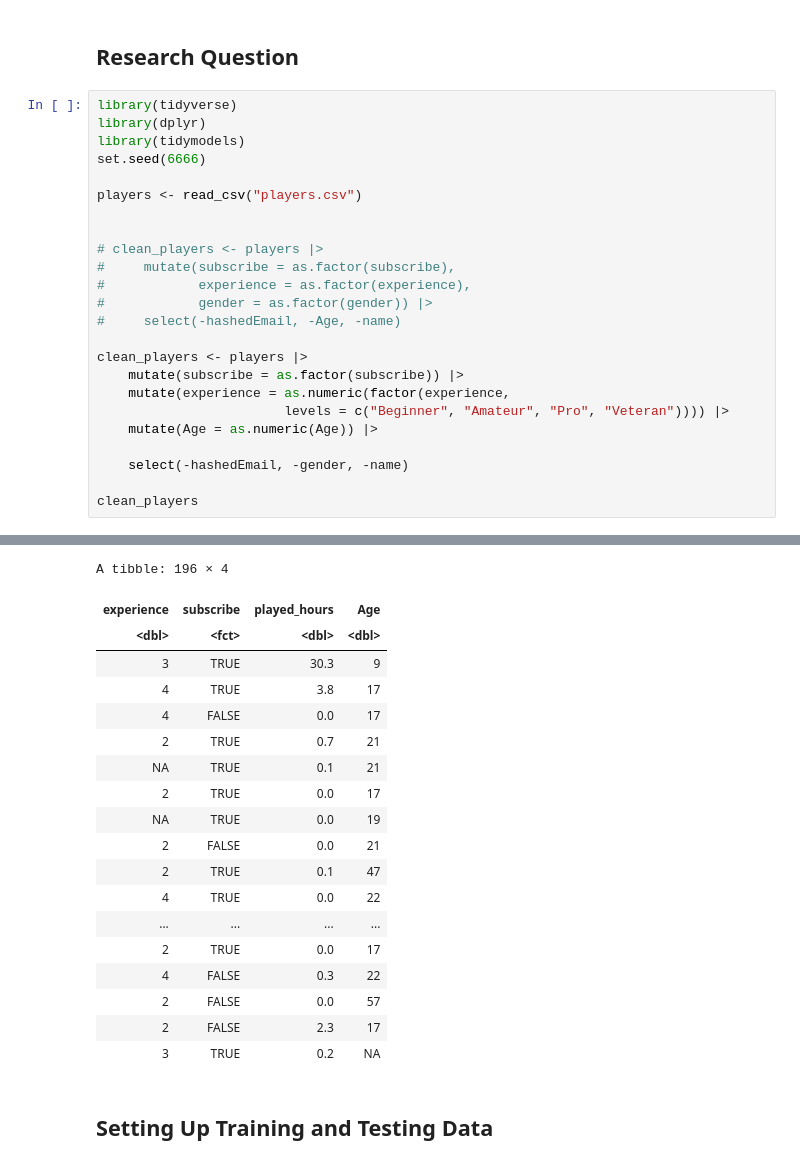
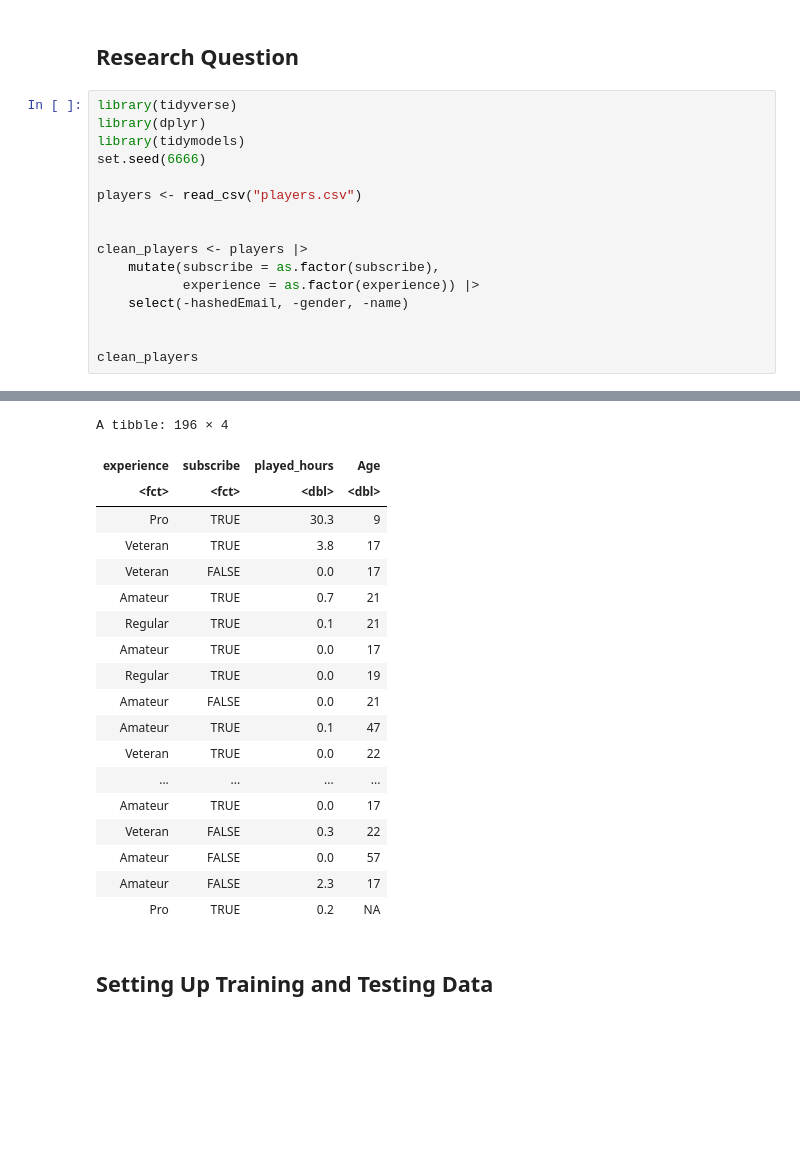
Before and after one commit to Lemiao-Yang/DSCI100-project_group42, a Jupyter notebook: 42Group.ipynb, the cells around one changed output, grey strips where cells are left out. Cells and saved outputs as stored; diff of their text form; blank space fills up the shorter version.

```diff
--- a/42Group.ipynb
+++ b/42Group.ipynb
@@ -11,19 +11,11 @@ set.seed(6666)
 players <- read_csv("players.csv")
 
 
-# clean_players <- players |>
-#     mutate(subscribe = as.factor(subscribe),
-#            experience = as.factor(experience),
-#            gender = as.factor(gender)) |>
-#     select(-hashedEmail, -Age, -name)
-
 clean_players <- players |>
-    mutate(subscribe = as.factor(subscribe)) |>
-    mutate(experience = as.numeric(factor(experience,
-                        levels = c("Beginner", "Amateur", "Pro", "Veteran")))) |>
-    mutate(Age = as.numeric(Age)) |>
-
+    mutate(subscribe = as.factor(subscribe),
+           experience = as.factor(experience)) |>
     select(-hashedEmail, -gender, -name)
 
+
 clean_players
 # %% [output]
@@ -43,26 +27,26 @@ clean_players
 lgl (1): subscribe
 
 ℹ Use `spec()` to retrieve the full column specification for this data.
 ℹ Specify the column types or set `show_col_types = FALSE` to quiet this message.
 A tibble: 196 × 4
 | experience | subscribe | played_hours | Age |
-| <dbl> | <fct> | <dbl> | <dbl> |
-| 3 | TRUE | 30.3 | 9 |
-| 4 | TRUE | 3.8 | 17 |
-| 4 | FALSE | 0.0 | 17 |
-| 2 | TRUE | 0.7 | 21 |
-| NA | TRUE | 0.1 | 21 |
-| 2 | TRUE | 0.0 | 17 |
-| NA | TRUE | 0.0 | 19 |
-| 2 | FALSE | 0.0 | 21 |
-| 2 | TRUE | 0.1 | 47 |
-| 4 | TRUE | 0.0 | 22 |
+| <fct> | <fct> | <dbl> | <dbl> |
+| Pro | TRUE | 30.3 | 9 |
+| Veteran | TRUE | 3.8 | 17 |
+| Veteran | FALSE | 0.0 | 17 |
+| Amateur | TRUE | 0.7 | 21 |
+| Regular | TRUE | 0.1 | 21 |
+| Amateur | TRUE | 0.0 | 17 |
+| Regular | TRUE | 0.0 | 19 |
+| Amateur | FALSE | 0.0 | 21 |
+| Amateur | TRUE | 0.1 | 47 |
+| Veteran | TRUE | 0.0 | 22 |
 | ... | ... | ... | ... |
-| 2 | TRUE | 0.0 | 17 |
-| 4 | FALSE | 0.3 | 22 |
-| 2 | FALSE | 0.0 | 57 |
-| 2 | FALSE | 2.3 | 17 |
-| 3 | TRUE | 0.2 | NA |
+| Amateur | TRUE | 0.0 | 17 |
+| Veteran | FALSE | 0.3 | 22 |
+| Amateur | FALSE | 0.0 | 57 |
+| Amateur | FALSE | 2.3 | 17 |
+| Pro | TRUE | 0.2 | NA |
 # %% [markdown]
 ## Setting Up Training and Testing Data
 # %%
```
Also changed, not shown: parts of 4 cells of this notebook.
